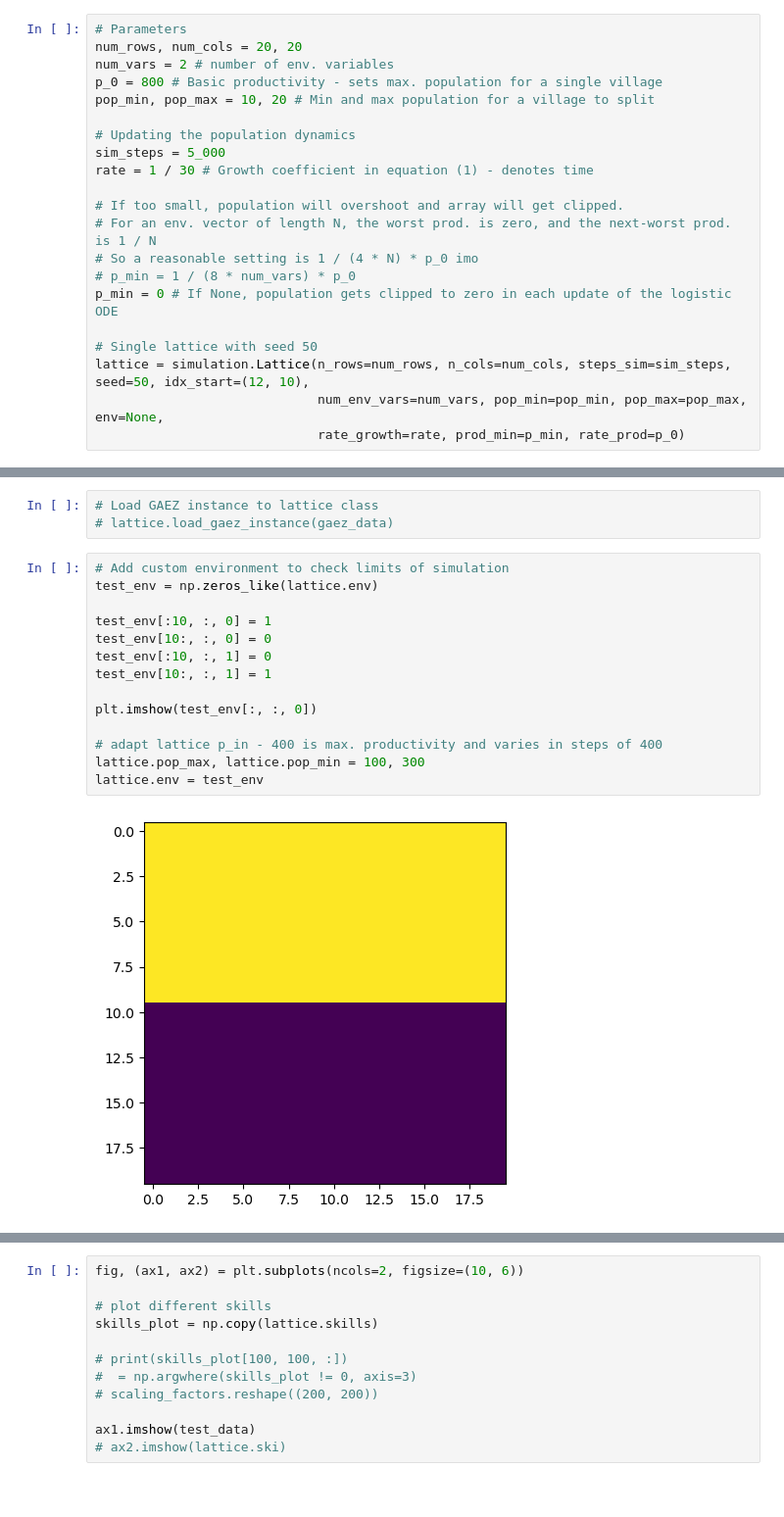
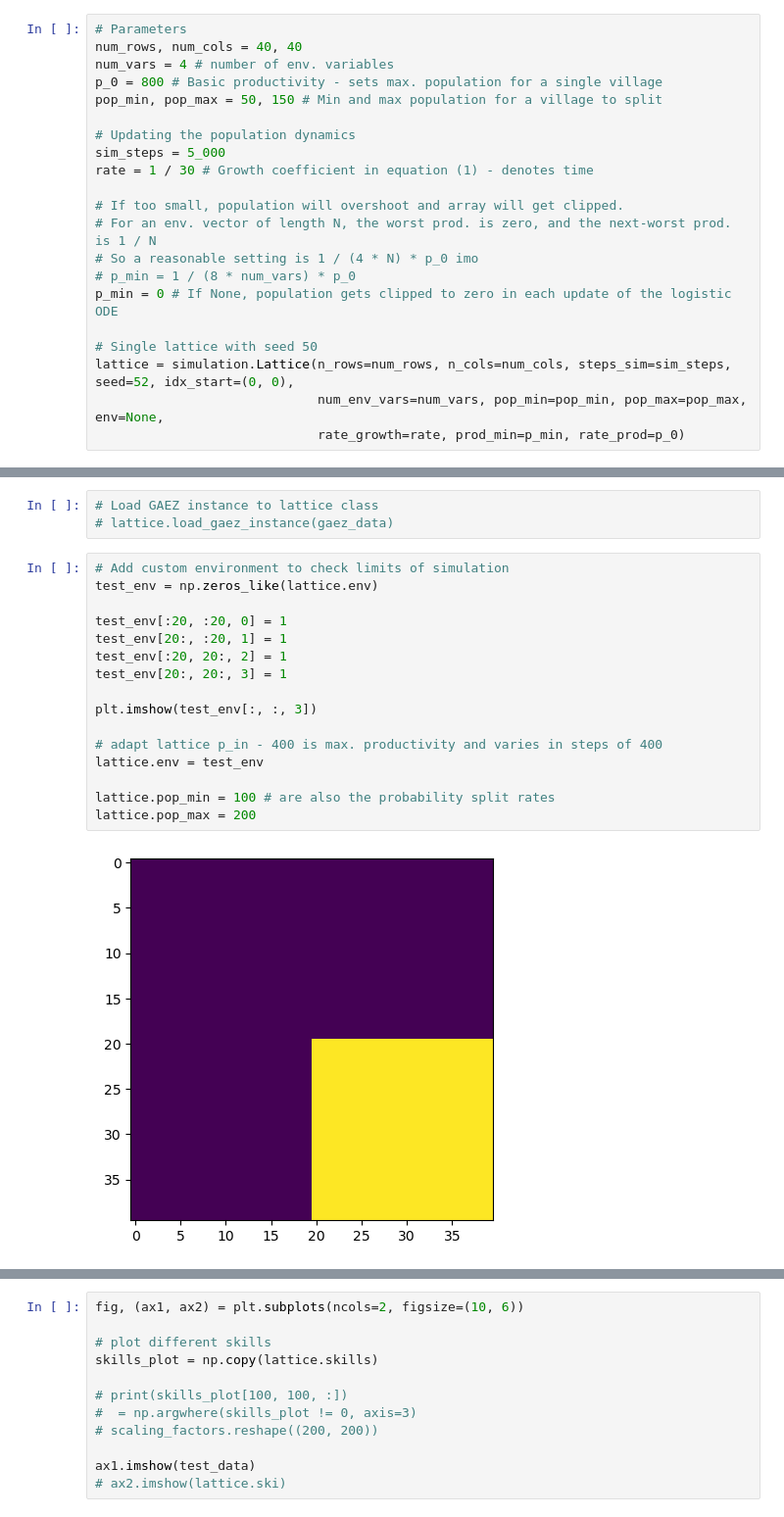
Before and after one commit to LeoKonzett/csh-vienna-abm, a Jupyter notebook: run_simulation.ipynb, the cells around one changed output, grey strips where cells are left out. Shown at 98% size. Saved outputs shown, nothing was run; the diff lists cells and outputs as text; blank space fills up the shorter version.

Commit message:
Test version with custom square environment

```diff
--- a/run_simulation.ipynb
+++ b/run_simulation.ipynb
@@ -35,10 +34,10 @@ plt.imshow(test_data) # visualize
 [figure]
 # %%
 # Parameters
-num_rows, num_cols = 20, 20
-num_vars = 2 # number of env. variables
+num_rows, num_cols = 40, 40
+num_vars = 4 # number of env. variables
 p_0 = 800 # Basic productivity - sets max. population for a single village
-pop_min, pop_max = 10, 20 # Min and max population for a village to split
+pop_min, pop_max = 50, 150 # Min and max population for a village to split
 
 # Updating the population dynamics
 sim_steps = 5_000
@@ -51,7 +50,7 @@ rate = 1 / 30 # Growth coefficient in equation (1) - denotes time
 p_min = 0 # If None, population gets clipped to zero in each update of the logistic ODE
 
 # Single lattice with seed 50
-lattice = simulation.Lattice(n_rows=num_rows, n_cols=num_cols, steps_sim=sim_steps, seed=50, idx_start=(12, 10),
+lattice = simulation.Lattice(n_rows=num_rows, n_cols=num_cols, steps_sim=sim_steps, seed=52, idx_start=(0, 0),
                              num_env_vars=num_vars, pop_min=pop_min, pop_max=pop_max, env=None,
                              rate_growth=rate, prod_min=p_min, rate_prod=p_0)
 # %% [output]
@@ -63,19 +62,21 @@ Cell productivity varies in steps 400. In case of GAEZ env., this is also the ma
 # %%
 # Add custom environment to check limits of simulation
 test_env = np.zeros_like(lattice.env)
 
-test_env[:10, :, 0] = 1
-test_env[10:, :, 0] = 0
-test_env[:10, :, 1] = 0
-test_env[10:, :, 1] = 1
+test_env[:20, :20, 0] = 1
+test_env[20:, :20, 1] = 1
+test_env[:20, 20:, 2] = 1
+test_env[20:, 20:, 3] = 1
 
-plt.imshow(test_env[:, :, 0])
+plt.imshow(test_env[:, :, 3])
 
 # adapt lattice p_in - 400 is max. productivity and varies in steps of 400
-lattice.pop_max, lattice.pop_min = 100, 300
 lattice.env = test_env
+
+lattice.pop_min = 100 # are also the probability split rates
+lattice.pop_max = 200
 # %% [output]
-[figure, old version]
+[figure, new version]
 # %%
 print(lattice.env[lattice.r0, lattice.c0]) # check environment at start location
 print(lattice.skills[lattice.r0, lattice.c0]) # check skill at start location
```
Also changed, not shown: parts of 10 cells of this notebook.
